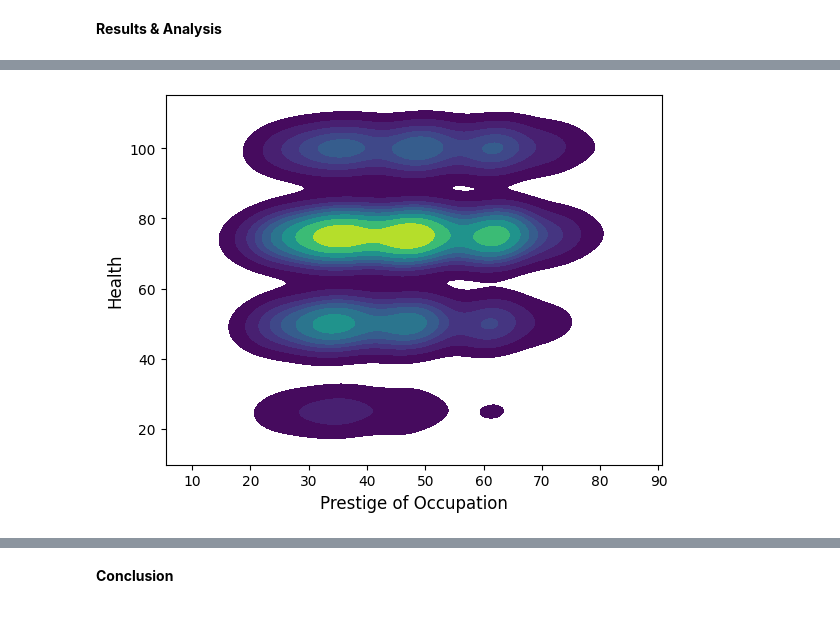
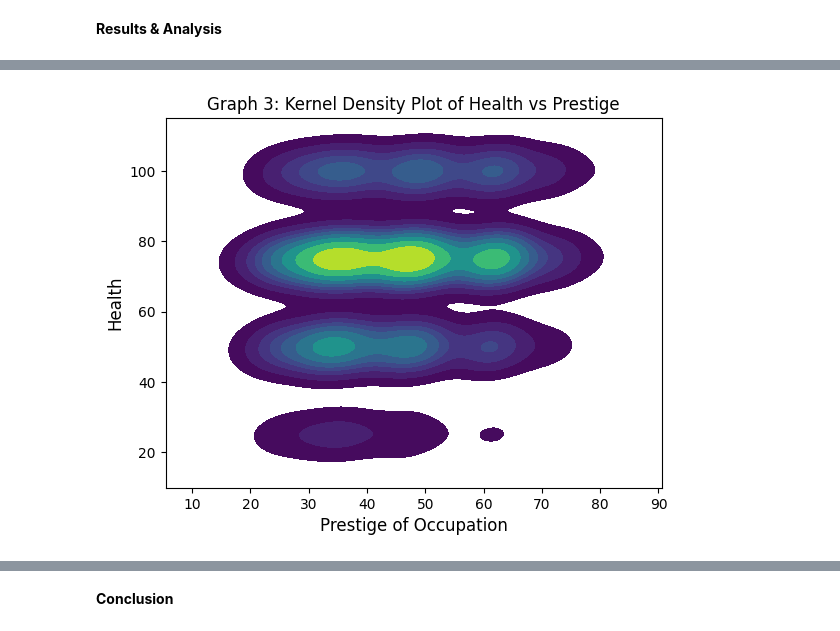
Before and after one commit to DS3001/group3, a Jupyter notebook: Project1.ipynb, the cells around one changed output, grey strips where cells are left out. Saved outputs shown, nothing was run; the diff lists cells and outputs as text; code cells hidden in the pictures.

```diff
--- a/Project1.ipynb
+++ b/Project1.ipynb
@@ -126,8 +137,9 @@ df['health_num'] = df['health'].map(category_to_numeric2)
 # %%
 #prestige vs health
 sns.kdeplot(data=df, x='prestg10',y='health_num', fill=True, cmap='viridis')
+plt.title("Graph 3: Kernel Density Plot of Health vs Prestige", fontsize=12)
 plt.xlabel("Prestige of Occupation", fontsize=12)
 plt.ylabel("Health", fontsize=12)
 plt.show()
 # %% [output]
-[figure, old version]
+[figure, new version]
```
Also changed, not shown: parts of 9 cells of this notebook.
